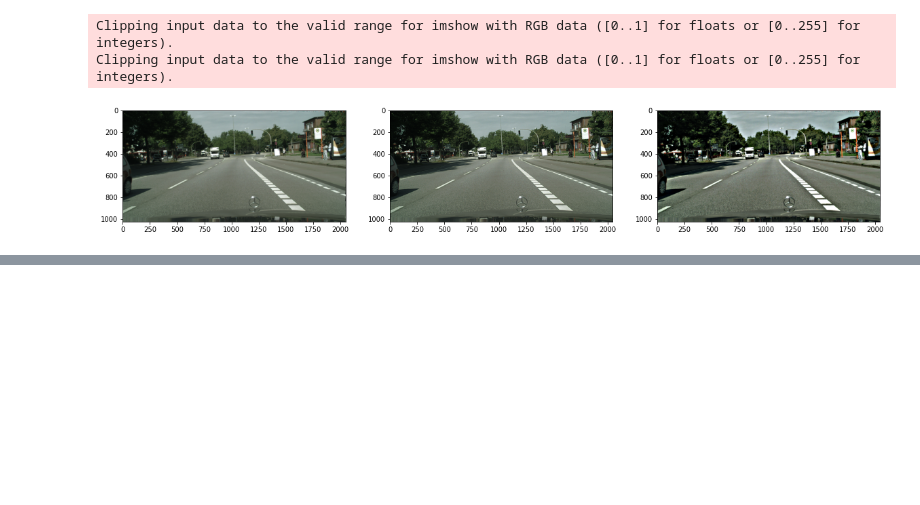
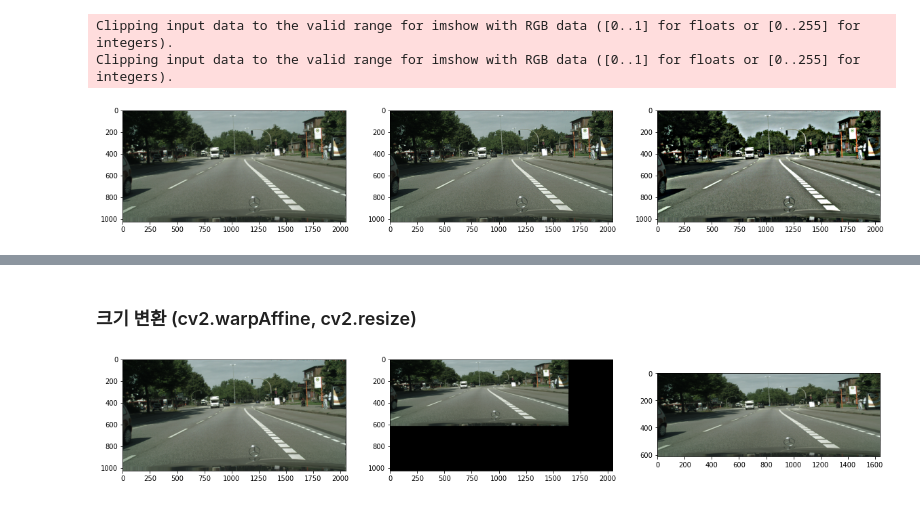
Before and after one commit to Kwan-Gu/data_science, a Jupyter notebook: ML/Segmentation/OpenCV/Basic_OpenCV.ipynb, the cells around one changed output, grey strips where cells are left out. Cells and saved outputs as stored; diff of their text form; code cells hidden in the pictures; blank space fills up the shorter version.

```diff
--- a/ML/Segmentation/OpenCV/Basic_OpenCV.ipynb
+++ b/ML/Segmentation/OpenCV/Basic_OpenCV.ipynb
@@ -210,0 +293,19 @@ Clipping input data to the valid range for imshow with RGB data ([0..1] for floa
+# %% [markdown]
+### 크기 변환 (cv2.warpAffine, cv2.resize)
+# %%
+# 크기 변환 (x*0.8, y*0.6)
+scale1_mat = np.float32(
+    [[0.8, 0, 0],
+     [0, 0.6, 0]]
+    )
+scale1_img = cv2.warpAffine(src = base_img, M = scale1_mat, dsize = (w, h))
+
+# 크기 변환 (x*0.8, y*0.6)
+scale2_img = cv2.resize(src = base_img, dsize = (0, 0), dst = None, fx = 0.8, fy = 0.6)
+
+# 시각화
+fig, subs = plt.subplots(ncols = 3, figsize = (20, 5))
+for sub, img in zip(subs.flatten(), [base_img, scale1_img, scale2_img]): sub.imshow(img)
+plt.show()
+# %% [output]
+[figure, added]
```
Also changed, not shown: parts of 19 cells of this notebook, 4 other files.
